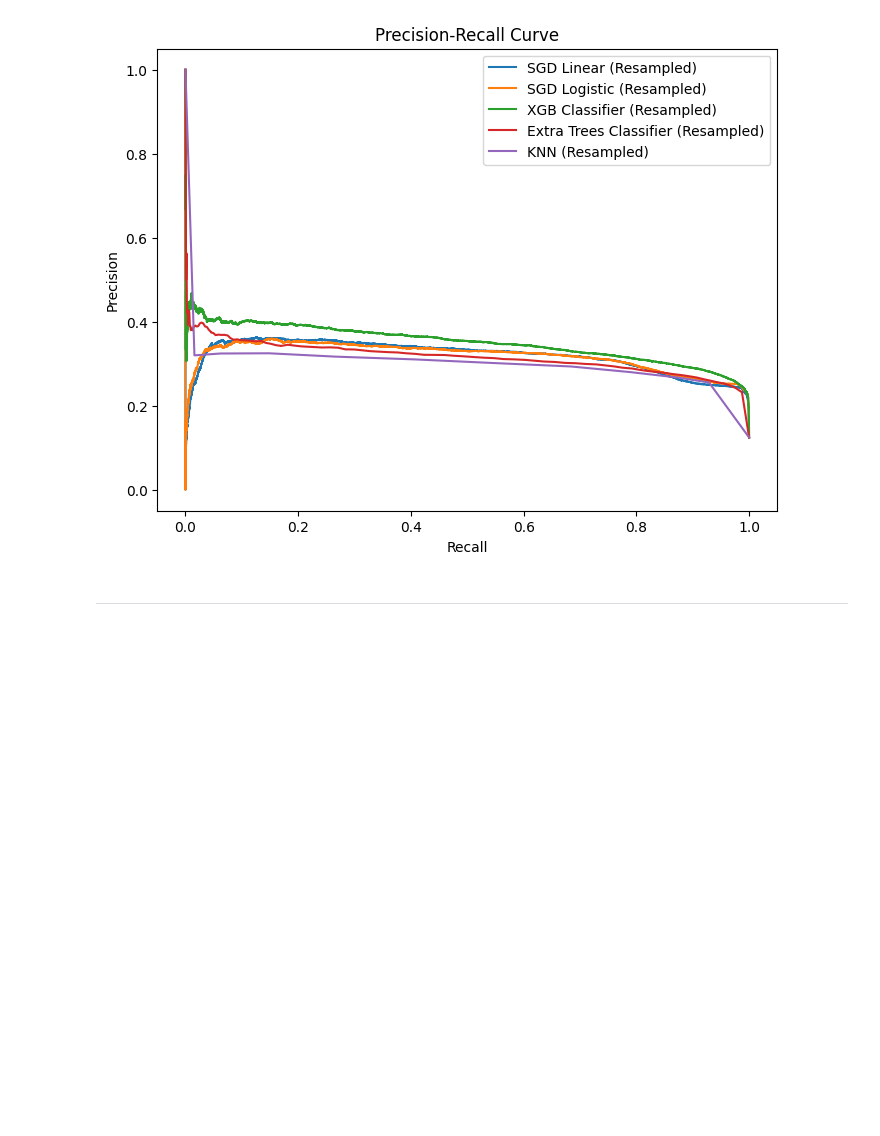
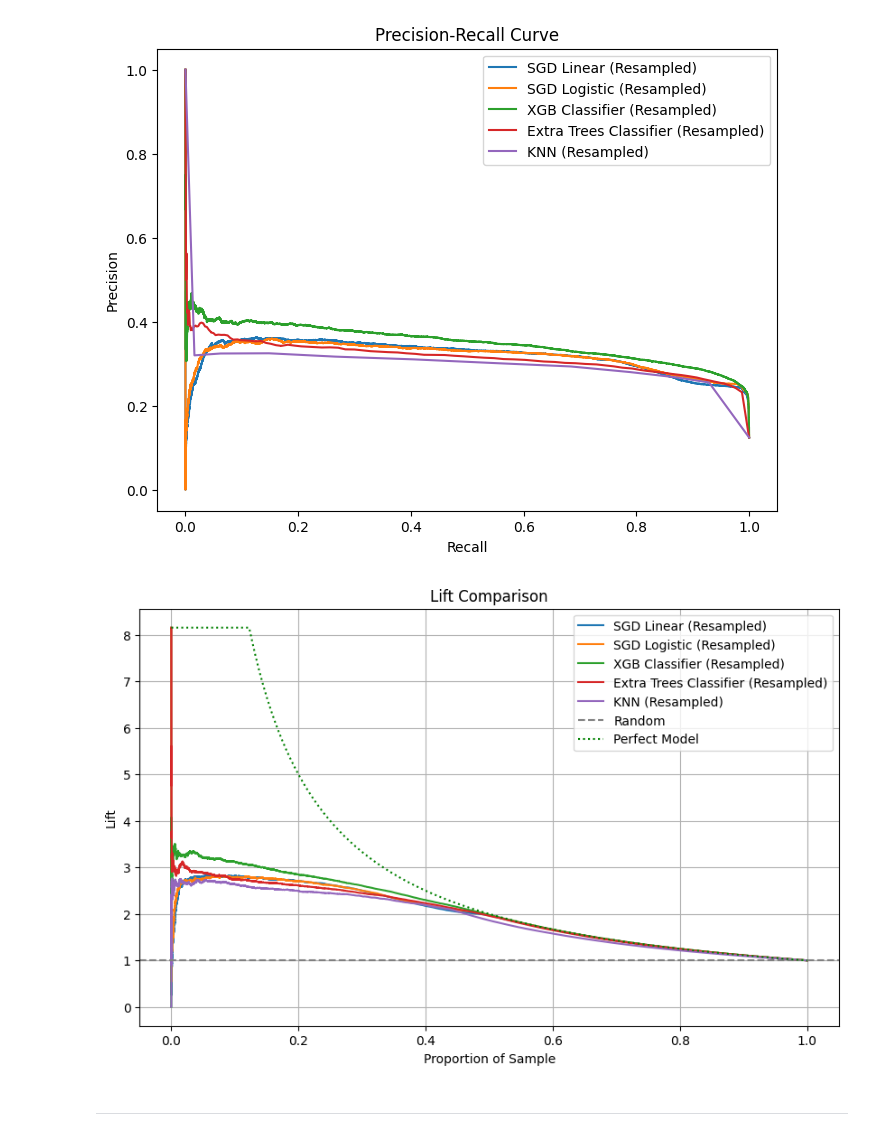
Before and after one commit to iury-repo/health_insurance_cs, a Jupyter notebook: notebooks/2-ims-modeling.ipynb, the cells around one changed output. Saved outputs shown, nothing was run; the diff lists cells and outputs as text; code cells hidden in the pictures; blank space fills up the shorter version.

```diff
--- a/notebooks/2-ims-modeling.ipynb
+++ b/notebooks/2-ims-modeling.ipynb
@@ -180,6 +183,23 @@ def cumulative_gain(y_true, y_scores):
     perc = np.arange(1, len(y_true)+1) / len(y_true)
 
     return perc, gain
+
+def lift_curve(y_true, y_score):
+    order = np.argsort(-y_score)
+    y_sorted = y_true[order]
+
+    cum_pos = np.cumsum(y_sorted)
+
+    total_pos = cum_pos[-1]
+    n = len(y_true)
+
+    x = np.arange(1, n+1) / n
+
+    gain = cum_pos / total_pos
+
+    lift = gain / x
+
+    return x, lift
 # %% [markdown]
 ---
 # %% [markdown]
@@ -780,6 +821,41 @@ plt.legend()
 plt.show()
 # %% [output]
 [figure]
+# %%
+plt.figure(figsize=(10,6))
+
+for name, model in models.items():
+    y_scores = model.predict_proba(X_test)[:,1]
+    x, lift = lift_curve(y_test.values, y_scores)
+    plt.plot(x, lift, label=name)
+
+plt.axhline(1, linestyle="--", color="gray", label="Random")
+plt.xlabel("Proportion of Sample")
+plt.ylabel("Lift")
+
+# proporção real de positivos
+pi = y_test.mean()
+
+# eixo x teórico
+x_perfect = np.linspace(0.0001, 1, 500)
+
+lift_perfect = np.where(
+    x_perfect <= pi,
+    1/pi,
+    1/x_perfect
+)
+
+plt.plot(x_perfect, lift_perfect,
+         linestyle=":",
+         color="green",
+         label="Perfect Model")
+
+plt.legend()
+plt.title("Lift Comparison")
+plt.grid(True)
+plt.show()
+# %% [output]
+[figure, added]
 # %% [markdown]
 ---
 # %% [markdown]
```
Also changed, not shown: parts of 13 cells of this notebook.
